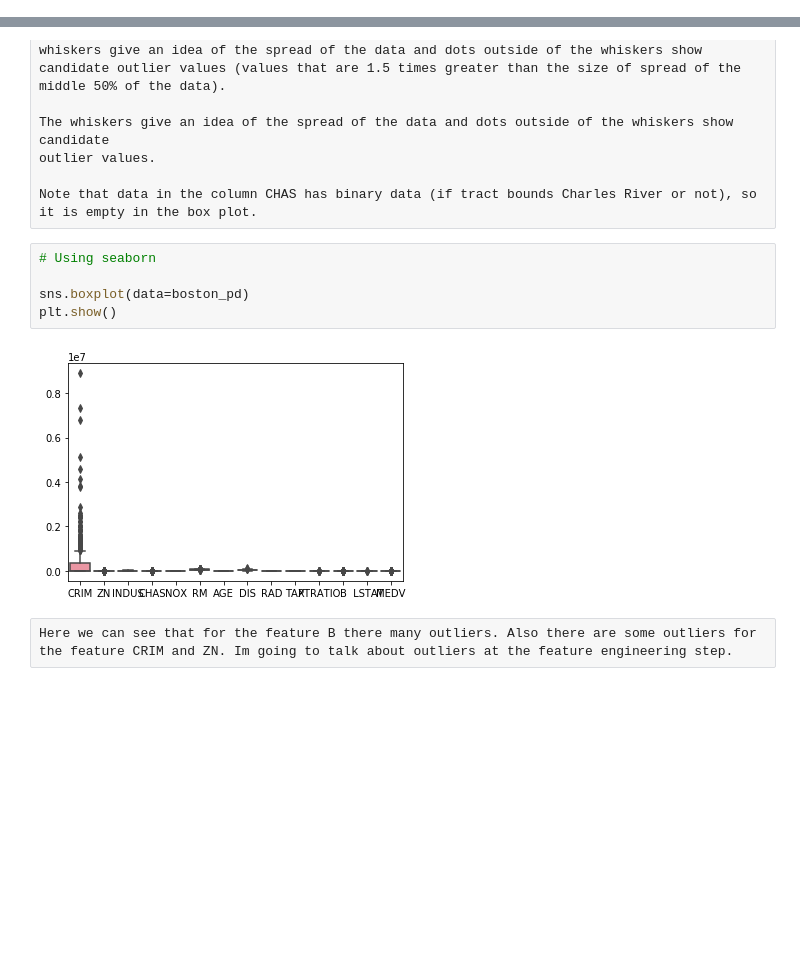
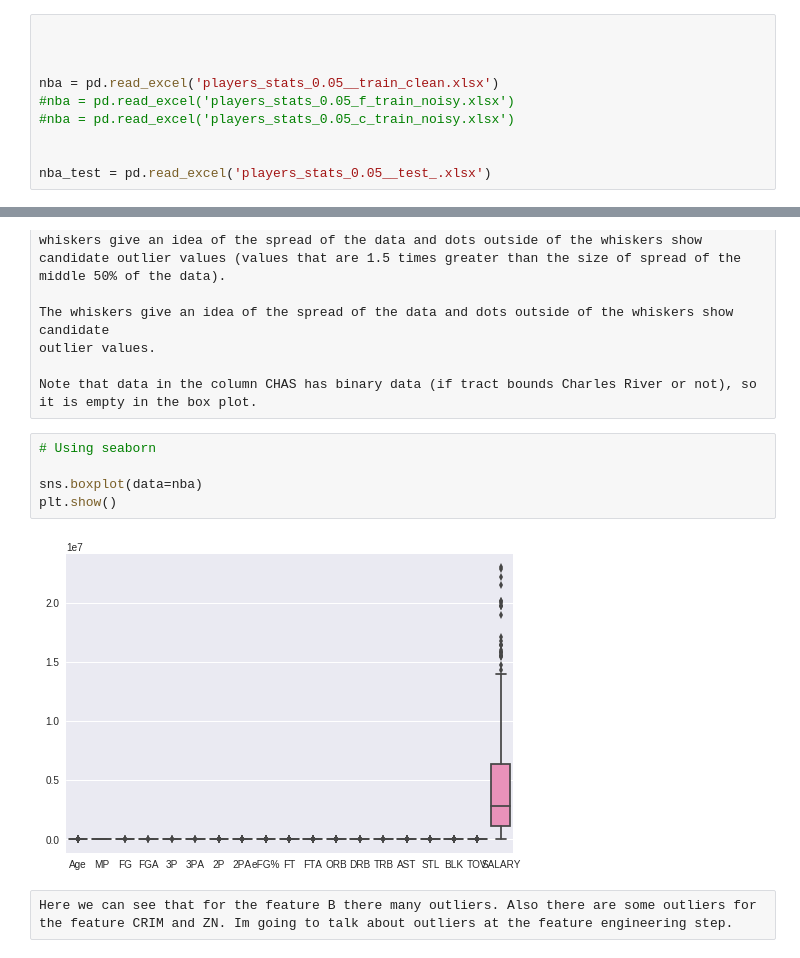
Before and after one commit to JoHNNyB92/applied, a Jupyter notebook: nba_players/nba.ipynb, the cells around one changed output, grey strips where cells are left out. Drawn from its saved outputs; the diff is of its cells as text; blank space fills up the shorter version.

```diff
--- a/nba_players/nba.ipynb
+++ b/nba_players/nba.ipynb
@@ -56,3 +41,13 @@ boston_pd = pd.read_excel('housing_0.05_c_train_noisy.xlsx')
+# %%
+
+
+
+nba = pd.read_excel('players_stats_0.05__train_clean.xlsx')
+#nba = pd.read_excel('players_stats_0.05_f_train_noisy.xlsx')
+#nba = pd.read_excel('players_stats_0.05_c_train_noisy.xlsx')
+
+
+nba_test = pd.read_excel('players_stats_0.05__test_.xlsx')
 # %% [markdown]
 # Step 2: Define Problem
 What is your task? What are your goals? What do you want to achieve?
@@ -364,10 +313,10 @@ Note that data in the column CHAS has binary data (if tract bounds Charles River
 # %%
 # Using seaborn
 
-sns.boxplot(data=boston_pd)
+sns.boxplot(data=nba)
 plt.show()
 # %% [output]
-[figure, old version]
+[figure, new version]
 # %% [raw]
 Here we can see that for the feature B there many outliers. Also there are some outliers for the feature CRIM and ZN. Im going to talk about outliers at the feature engineering step.
 # %% [markdown]
```
Also changed, not shown: parts of 24 cells of this notebook, 6 other files.
